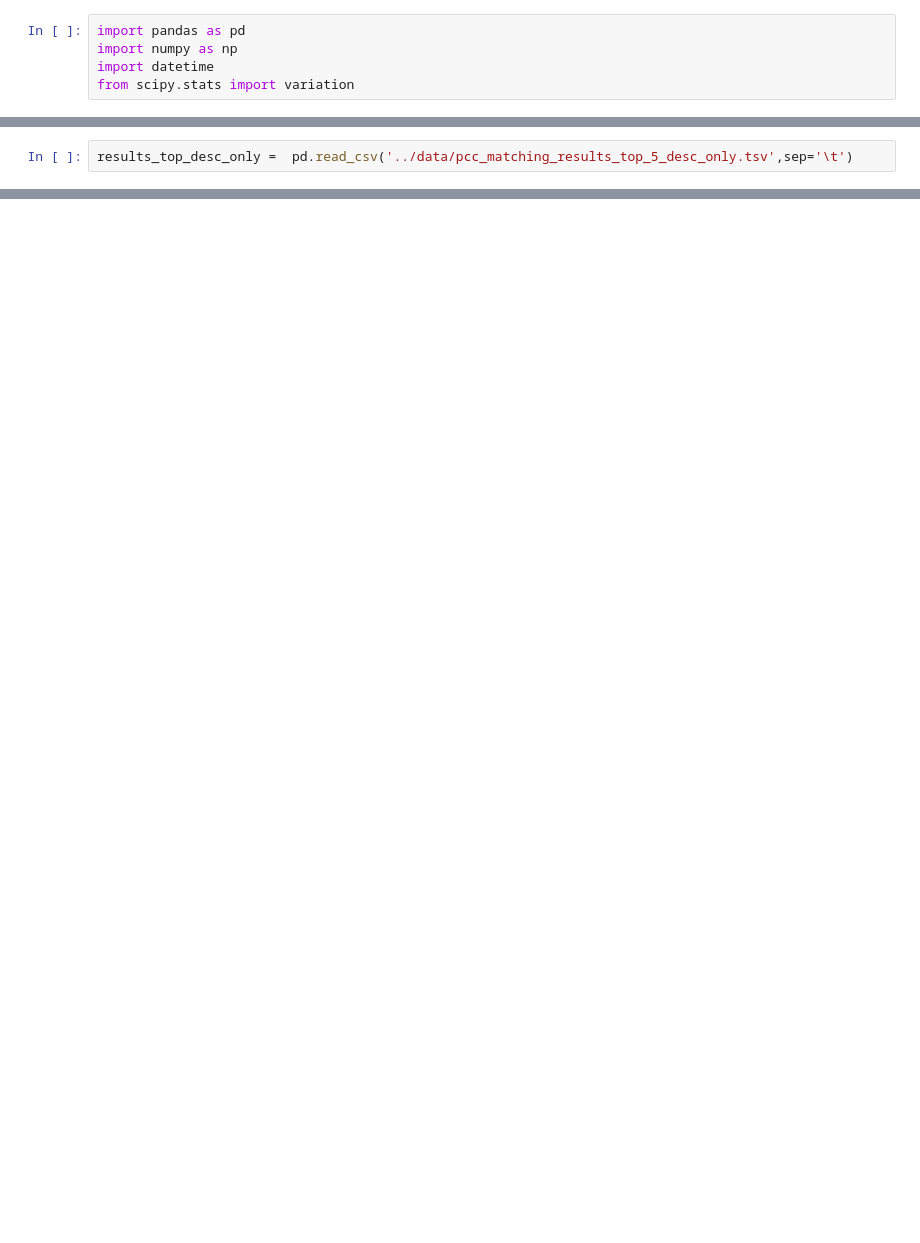
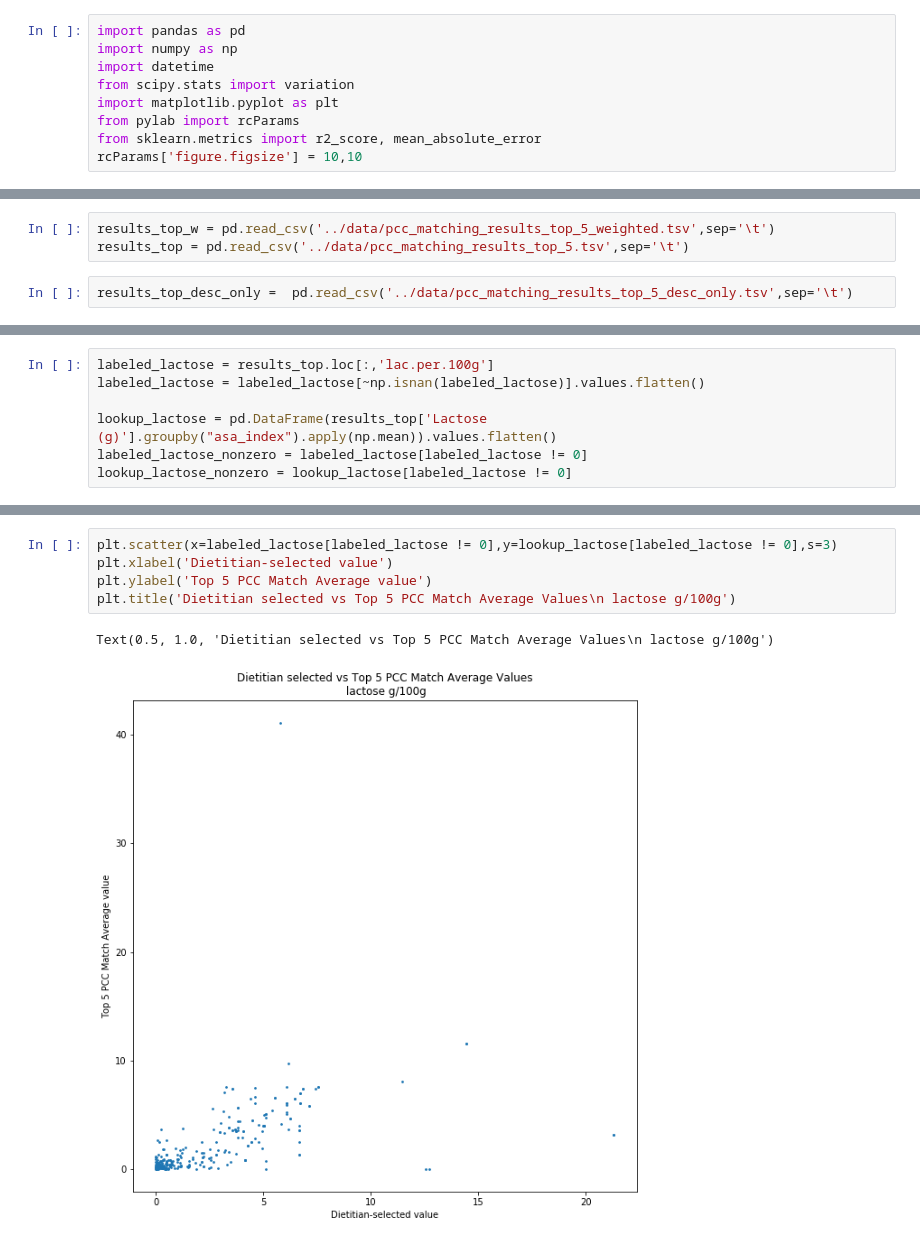
Before and after one commit to IBPA/dairy_matching, a Jupyter notebook: scripts/matching_pcc.ipynb, the cells around one changed output, grey strips where cells are left out. Saved outputs shown, nothing was run; the diff lists cells and outputs as text; blank space fills up the shorter version.

```diff
--- a/scripts/matching_pcc.ipynb
+++ b/scripts/matching_pcc.ipynb
@@ -3,6 +3,10 @@ import pandas as pd
 import numpy as np
 import datetime
 from scipy.stats import variation
+import matplotlib.pyplot as plt
+from pylab import rcParams
+from sklearn.metrics import r2_score, mean_absolute_error
+rcParams['figure.figsize'] = 10,10
 # %% [markdown]
 ### Load the NCC Data
 # %%
@@ -177,5 +183,8 @@ results_top_desc_only.to_csv(path,sep='\t')
 (Check that it was saved, further analysis, etc.)
 # %%
 results_top_desc_only_w =  pd.read_csv('../data/pcc_matching_results_top_5_weighted_desc_only.tsv',sep='\t')
+# %%
+results_top_w = pd.read_csv('../data/pcc_matching_results_top_5_weighted.tsv',sep='\t')
+results_top = pd.read_csv('../data/pcc_matching_results_top_5.tsv',sep='\t')
 # %%
 results_top_desc_only =  pd.read_csv('../data/pcc_matching_results_top_5_desc_only.tsv',sep='\t')
@@ -181,0 +193,7 @@ results_top_desc_only =  pd.read_csv('../data/pcc_matching_results_top_5_desc_on
+# %%
+labeled_lactose = results_top.loc[:,'lac.per.100g']
+labeled_lactose = labeled_lactose[~np.isnan(labeled_lactose)].values.flatten()
+
+lookup_lactose = pd.DataFrame(results_top['Lactose (g)'].groupby("asa_index").apply(np.mean)).values.flatten()
+labeled_lactose_nonzero = labeled_lactose[labeled_lactose != 0]
+lookup_lactose_nonzero = lookup_lactose[labeled_lactose != 0]
@@ -181,0 +218,8 @@ results_top_desc_only =  pd.read_csv('../data/pcc_matching_results_top_5_desc_on
+# %%
+plt.scatter(x=labeled_lactose[labeled_lactose != 0],y=lookup_lactose[labeled_lactose != 0],s=3)
+plt.xlabel('Dietitian-selected value')
+plt.ylabel('Top 5 PCC Match Average value')
+plt.title('Dietitian selected vs Top 5 PCC Match Average Values\n lactose g/100g')
+# %% [output]
+Text(0.5, 1.0, 'Dietitian selected vs Top 5 PCC Match Average Values\n lactose g/100g')
+[figure, added]
```
Also changed, not shown: parts of 14 cells of this notebook.
